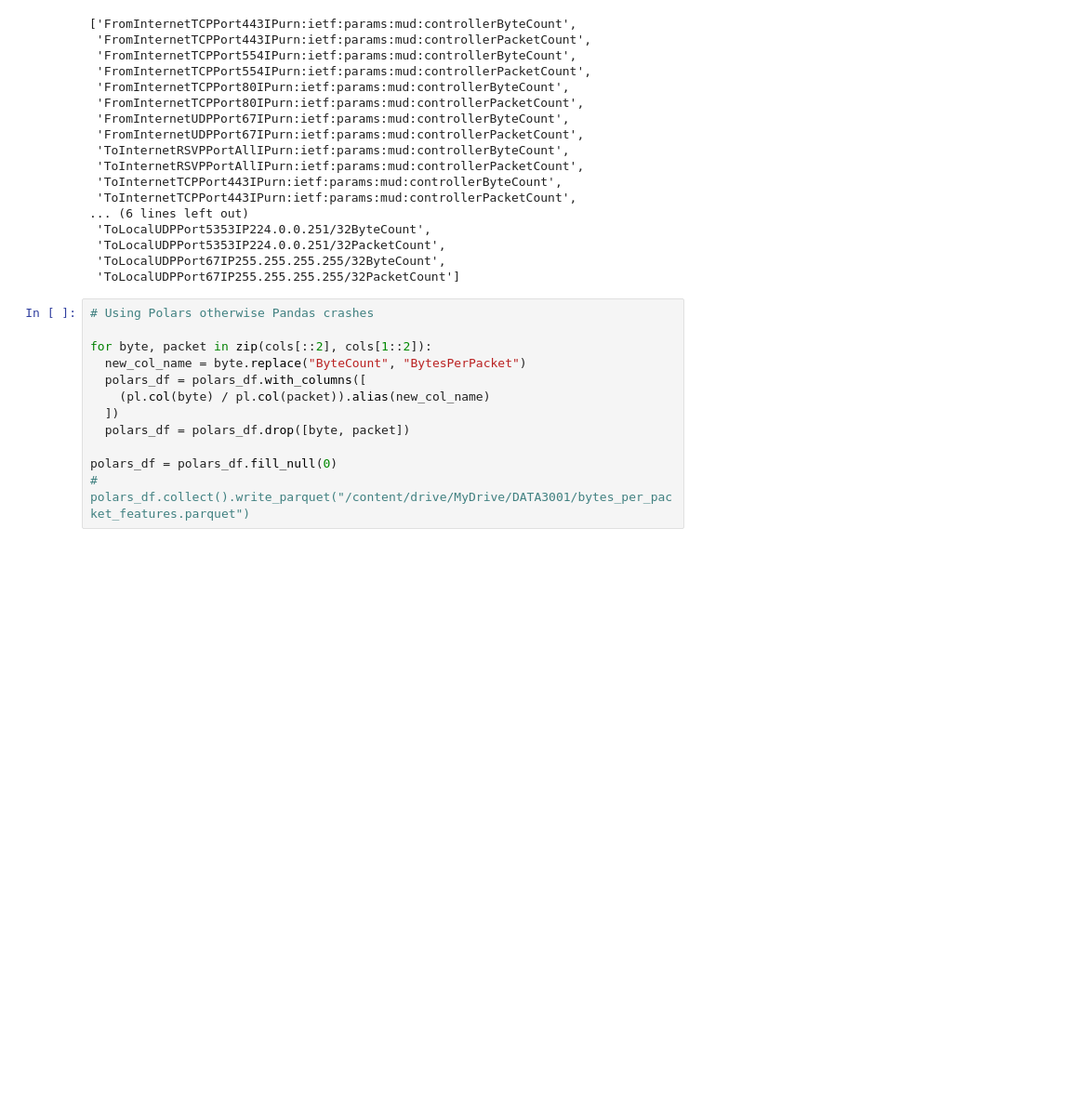
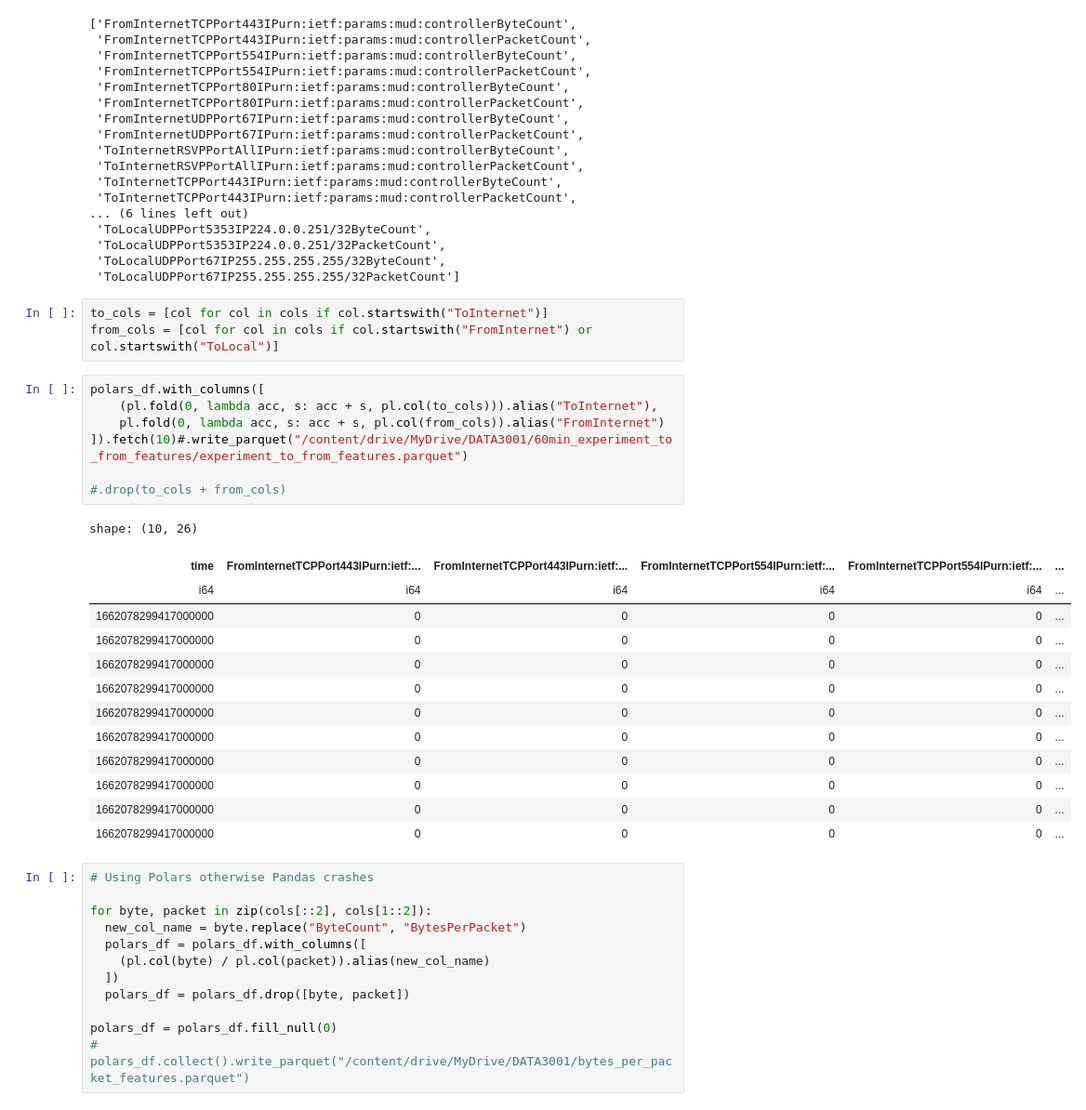
Before and after one commit to MillenniumForce/DATA3001, a Jupyter notebook: deep_learning/Feature_Engineering.ipynb, the cells around one changed output. Shown: that part at 93% size. Cells and saved outputs as stored; diff of their text form; blank space fills up the shorter version.

```diff
--- a/deep_learning/Feature_Engineering.ipynb
+++ b/deep_learning/Feature_Engineering.ipynb
@@ -53,6 +54,30 @@ cols
  'ToLocalUDPPort5353IP224.0.0.251/32PacketCount',
  'ToLocalUDPPort67IP255.255.255.255/32ByteCount',
  'ToLocalUDPPort67IP255.255.255.255/32PacketCount']
+# %%
+to_cols = [col for col in cols if col.startswith("ToInternet")]
+from_cols = [col for col in cols if col.startswith("FromInternet") or col.startswith("ToLocal")]
+# %%
+polars_df.with_columns([
+    (pl.fold(0, lambda acc, s: acc + s, pl.col(to_cols))).alias("ToInternet"),
+    pl.fold(0, lambda acc, s: acc + s, pl.col(from_cols)).alias("FromInternet")
+]).fetch(10)#.write_parquet("/content/drive/MyDrive/DATA3001/60min_experiment_to_from_features/experiment_to_from_features.parquet")
+
+#.drop(to_cols + from_cols)
+# %% [output]
+shape: (10, 26)
+| time | FromInternetTCPPort443IPurn:ietf:... | FromInternetTCPPort443IPurn:ietf:... | FromInternetTCPPort554IPurn:ietf:... | FromInternetTCPPort554IPurn:ietf:... | ... |
+| i64 | i64 | i64 | i64 | i64 | ... |
+| 1662078299417000000 | 0 | 0 | 0 | 0 | ... |
+| 1662078299417000000 | 0 | 0 | 0 | 0 | ... |
+| 1662078299417000000 | 0 | 0 | 0 | 0 | ... |
+| 1662078299417000000 | 0 | 0 | 0 | 0 | ... |
+| 1662078299417000000 | 0 | 0 | 0 | 0 | ... |
+| 1662078299417000000 | 0 | 0 | 0 | 0 | ... |
+| 1662078299417000000 | 0 | 0 | 0 | 0 | ... |
+| 1662078299417000000 | 0 | 0 | 0 | 0 | ... |
+| 1662078299417000000 | 0 | 0 | 0 | 0 | ... |
+| 1662078299417000000 | 0 | 0 | 0 | 0 | ... |
 # %%
 # Using Polars otherwise Pandas crashes
 
```
Also changed, not shown: parts of 21 cells of this notebook.
